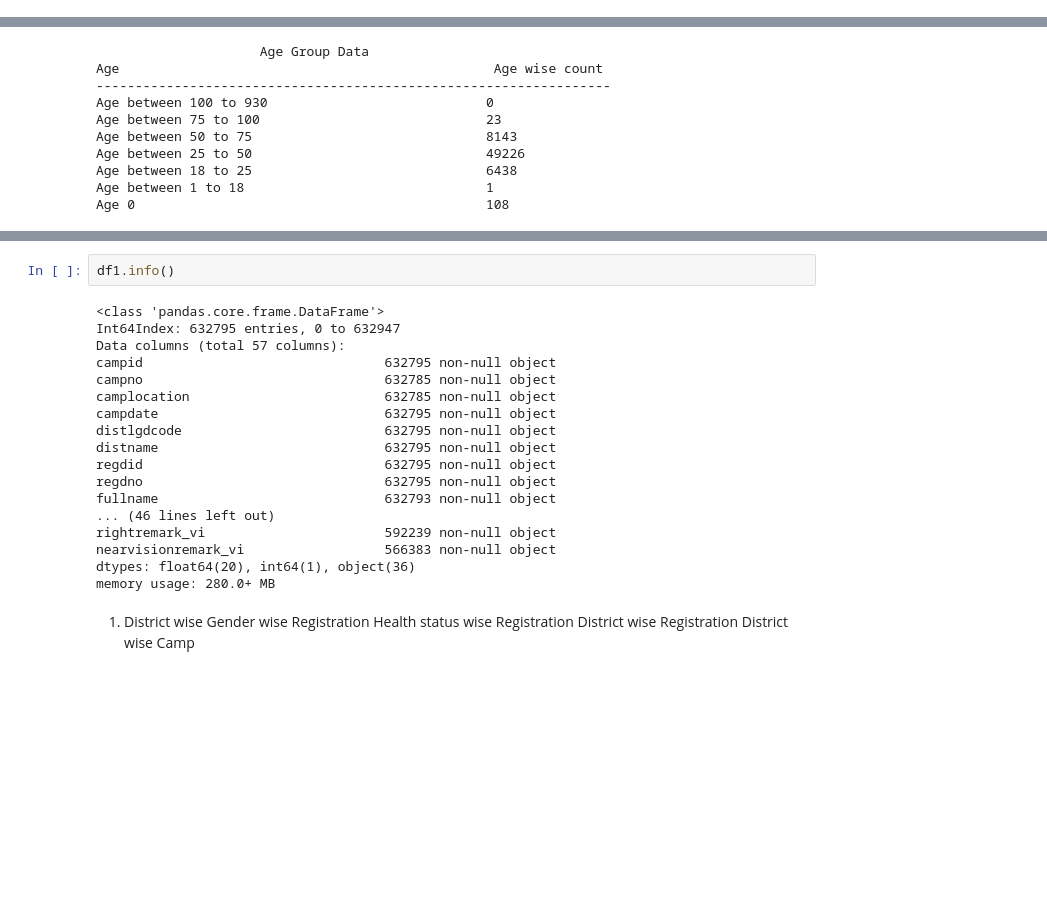
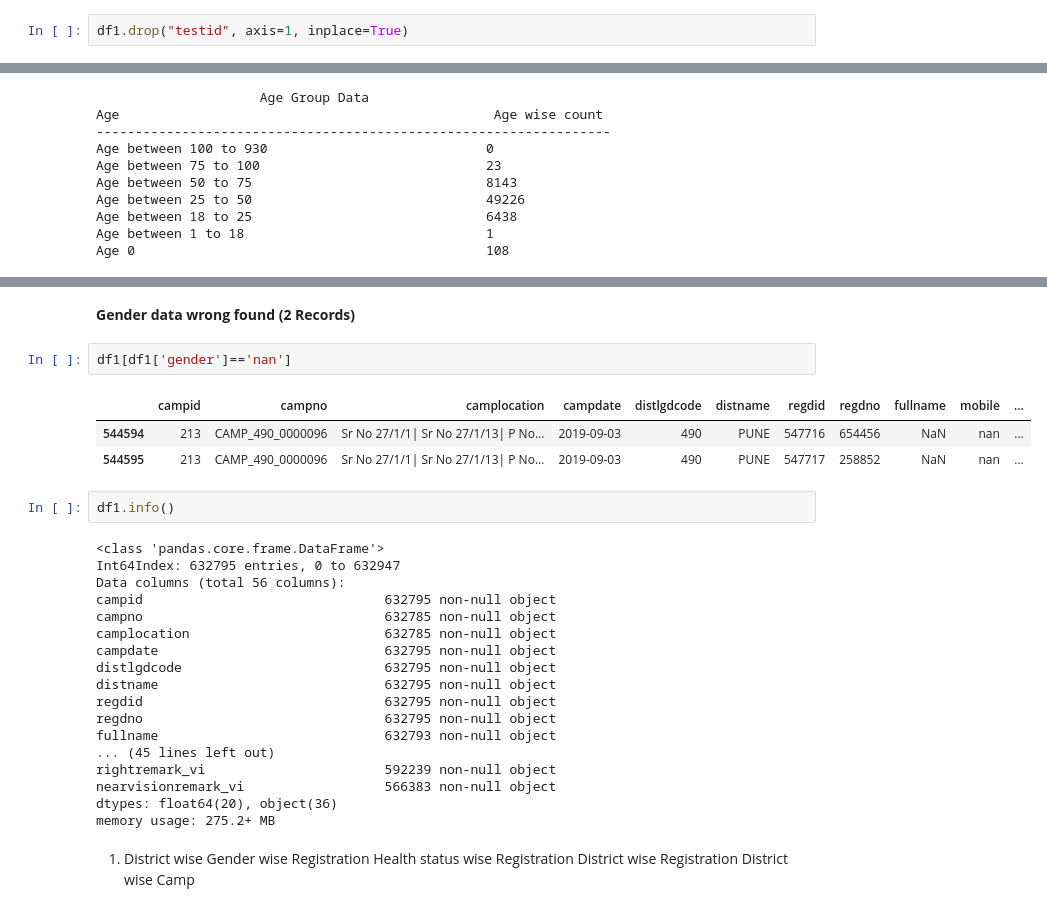
Before and after one commit to dharmendra-chouhan/s2datascience, a Jupyter notebook: Extracted_Construction_Worker_Patient_Details_Files.ipynb, the cells around one changed output, grey strips where cells are left out. Cells and saved outputs as stored; diff of their text form; blank space fills up the shorter version.

```diff
--- a/Extracted_Construction_Worker_Patient_Details_Files.ipynb
+++ b/Extracted_Construction_Worker_Patient_Details_Files.ipynb
@@ -202,3 +204,5 @@ df1.drop("fullname_audio", axis=1, inplace=True)
+# %%
+df1.drop("testid", axis=1, inplace=True)
 # %% [markdown]
 After droping duplicate colums contains total 57 colums.
 # %%
@@ -322,9 +349,17 @@ df1.head(2)
+# %% [markdown]
+**Gender data wrong found (2 Records)**
+# %%
+df1[df1['gender']=='nan']
+# %% [output]
+|  | campid | campno | camplocation | campdate | distlgdcode | distname | regdid | regdno | fullname | mobile | ... |
+| 544594 | 213 | CAMP_490_0000096 | Sr No 27/1/1| Sr No 27/1/13| P No... | 2019-09-03 | 490 | PUNE | 547716 | 654456 | NaN | nan | ... |
+| 544595 | 213 | CAMP_490_0000096 | Sr No 27/1/1| Sr No 27/1/13| P No... | 2019-09-03 | 490 | PUNE | 547717 | 258852 | NaN | nan | ... |
 # %%
 df1.info()
 # %% [output]
 <class 'pandas.core.frame.DataFrame'>
 Int64Index: 632795 entries, 0 to 632947
-Data columns (total 57 columns):
+Data columns (total 56 columns):
 campid                               632795 non-null object
 campno                               632785 non-null object
 camplocation                         632785 non-null object
@@ -334,11 +369,11 @@ distname                             632795 non-null object
 regdid                               632795 non-null object
 regdno                               632795 non-null object
 fullname                             632793 non-null object
-... (46 lines left out)
+... (45 lines left out)
 rightremark_vi                       592239 non-null object
 nearvisionremark_vi                  566383 non-null object
-dtypes: float64(20), int64(1), object(36)
-memory usage: 280.0+ MB
+dtypes: float64(20), object(36)
+memory usage: 275.2+ MB
 # %% [markdown]
 1.  District wise
           Gender wise Registration
```
Also changed, not shown: parts of 22 cells of this notebook.
